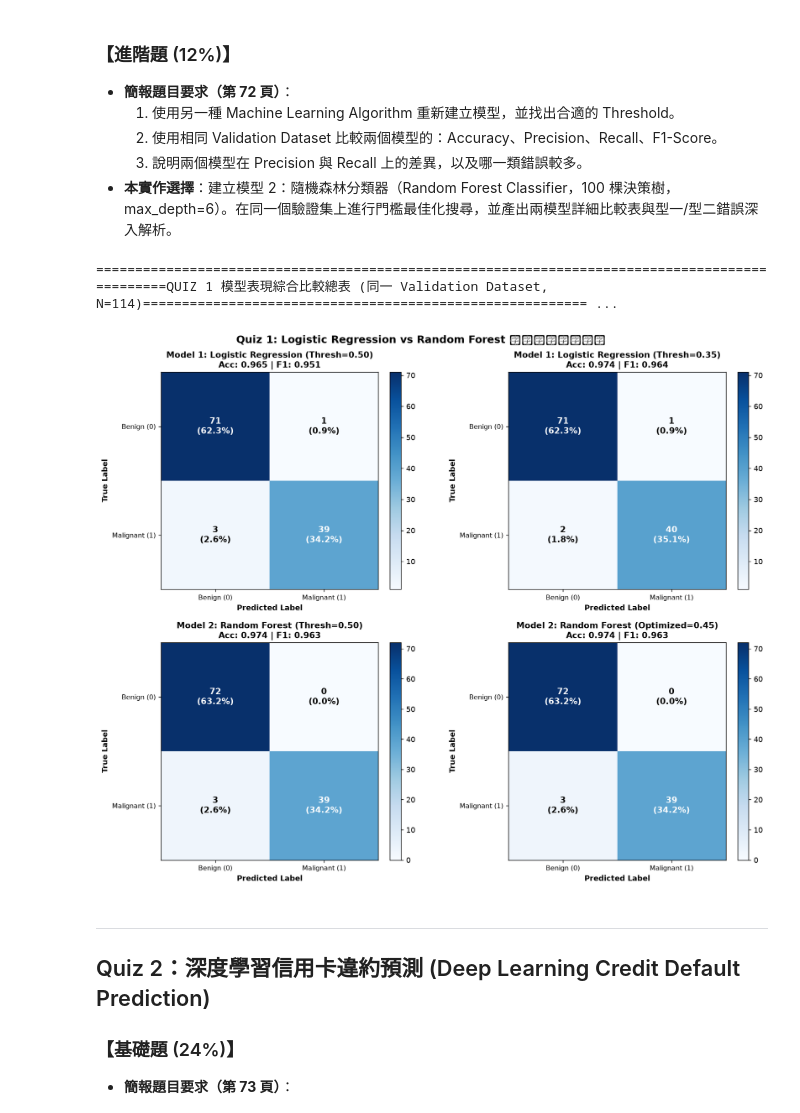
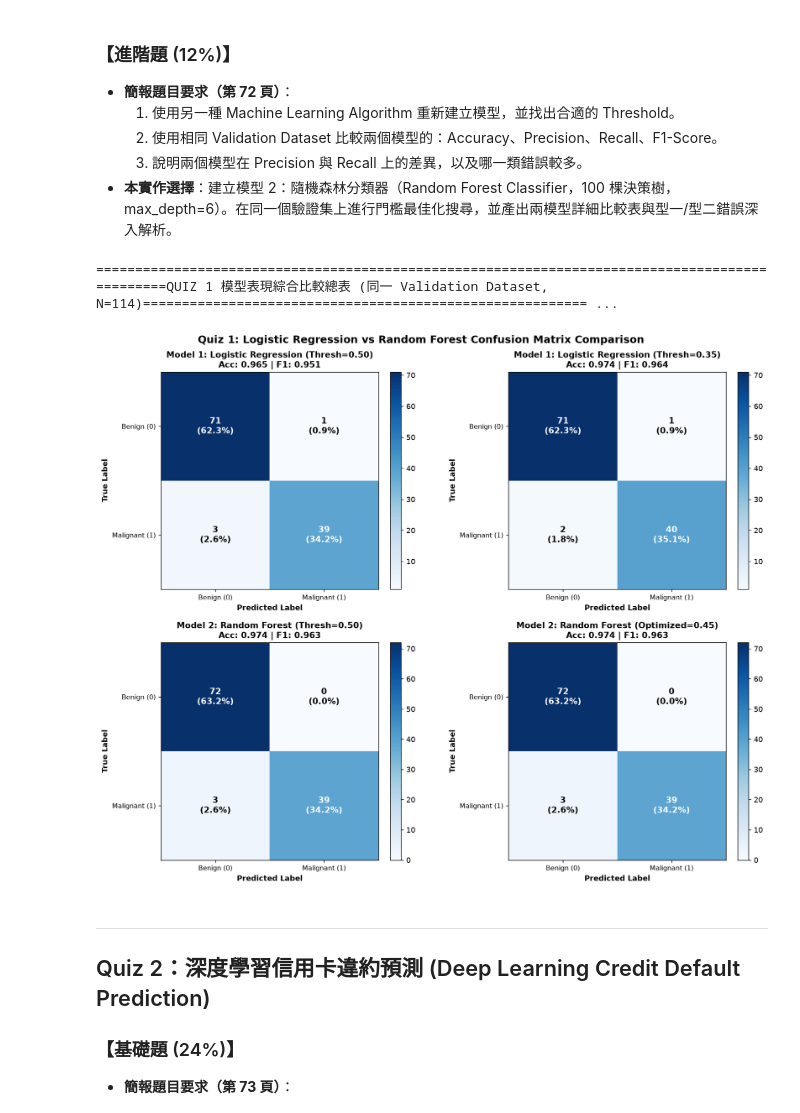
Before and after one commit to MengArthur/MMIP, a Jupyter notebook: HW02/HW02_notebook.ipynb, the cells around one changed output. Drawn from its saved outputs; the diff is of its cells as text; code cells hidden in the pictures.

```diff
--- a/HW02/HW02_notebook.ipynb
+++ b/HW02/HW02_notebook.ipynb
@@ -125,35 +130,35 @@ render_confusion_matrix_axis(axes[0, 0], m1_base['confusion_matrix'], 'Model 1:
 render_confusion_matrix_axis(axes[0, 1], m1_tuned['confusion_matrix'], 'Model 1: Logistic Regression (Thresh=0.35)', class_names, f"Acc: {m1_tuned['accuracy']:.3f} | F1: {m1_tuned['f1_score']:.3f}")
 render_confusion_matrix_axis(axes[1, 0], m2_base['confusion_matrix'], 'Model 2: Random Forest (Thresh=0.50)', class_names, f"Acc: {m2_base['accuracy']:.3f} | F1: {m2_base['f1_score']:.3f}")
 render_confusion_matrix_axis(axes[1, 1], m2_tuned['confusion_matrix'], f'Model 2: Random Forest (Optimized={opt_th:.2f})', class_names, f"Acc: {m2_tuned['accuracy']:.3f} | F1: {m2_tuned['f1_score']:.3f}")
-plt.suptitle('Quiz 1: Logistic Regression vs Random Forest 混淆矩陣完整比較', fontsize=14, fontweight='bold')
+plt.suptitle('Quiz 1: Logistic Regression vs Random Forest Confusion Matrix Comparison', fontsize=14, fontweight='bold')
 plt.tight_layout()
 plt.show()
 
 # 4. 輸出綜合評估表格與錯誤分析
 print('=' * 95)
 print('QUIZ 1 模型表現綜合比較總表 (同一 Validation Dataset, N=114)')
 print('=' * 95)
 header = f"{'模型名稱與設定':35s} | {'門檻':>6s} | {'準確率(Acc)':>11s} | {'精確率(Prec)':>12s} | {'召回率(Rec)':>11s} | {'F1-Score':>9s} | {'型一/型二錯誤(FP/FN)':>16s}"
 print(header)
 print('-' * len(header))
 rows = [
     ('M1: Logistic Regression (基準)', 0.50, m1_base),
     ('M1: Logistic Regression (微調)', 0.35, m1_tuned),
     ('M2: Random Forest (基準)', 0.50, m2_base),
     ('M2: Random Forest (尋優)', opt_th, m2_tuned)
 ]
 for name, th, m in rows:
     err_str = f"FP={m['fp']} / FN={m['fn']}"
     print(f"{name:35s} | {th:6.2f} | {m['accuracy']:11.4f} | {m['precision']:12.4f} | {m['recall']:11.4f} | {m['f1_score']:9.4f} | {err_str:>16s}")
 print('=' * 95)
 
 print('\n【深入錯誤分析與 Precision/Recall 消長剖析】：')
 print('1. Precision 差異：Random Forest 達到 100.00% Precision (FP=0)，完全沒有產生任何偽陽性誤判；Logistic Regression 則有 1 例 FP (Precision 97.5%)。')
 print('2. Recall 差異：將 Logistic Regression 門檻調低至 0.35 後，Recall 提升至 95.24% (FN 由 3 例降為 2 例)，表現優於 Random Forest 的 92.86% (FN=3)。')
 print('3. 領域錯誤代價：在癌症腫瘤篩檢中，Type II 錯誤 (FN 漏診) 的代價遠高於 Type I 錯誤 (FP 虛驚)；因此實務上微調後的 Logistic Regression (Threshold=0.35) 具有更高的臨床價值。')
 # %% [output]
 ===============================================================================================QUIZ 1 模型表現綜合比較總表 (同一 Validation Dataset, N=114)========================================================= ...
-[figure, old version]
+[figure, new version]
 # %% [markdown]
 ---
 ## Quiz 2：深度學習信用卡違約預測 (Deep Learning Credit Default Prediction)
```
Also changed, not shown: parts of 6 cells of this notebook, 8 other files.
